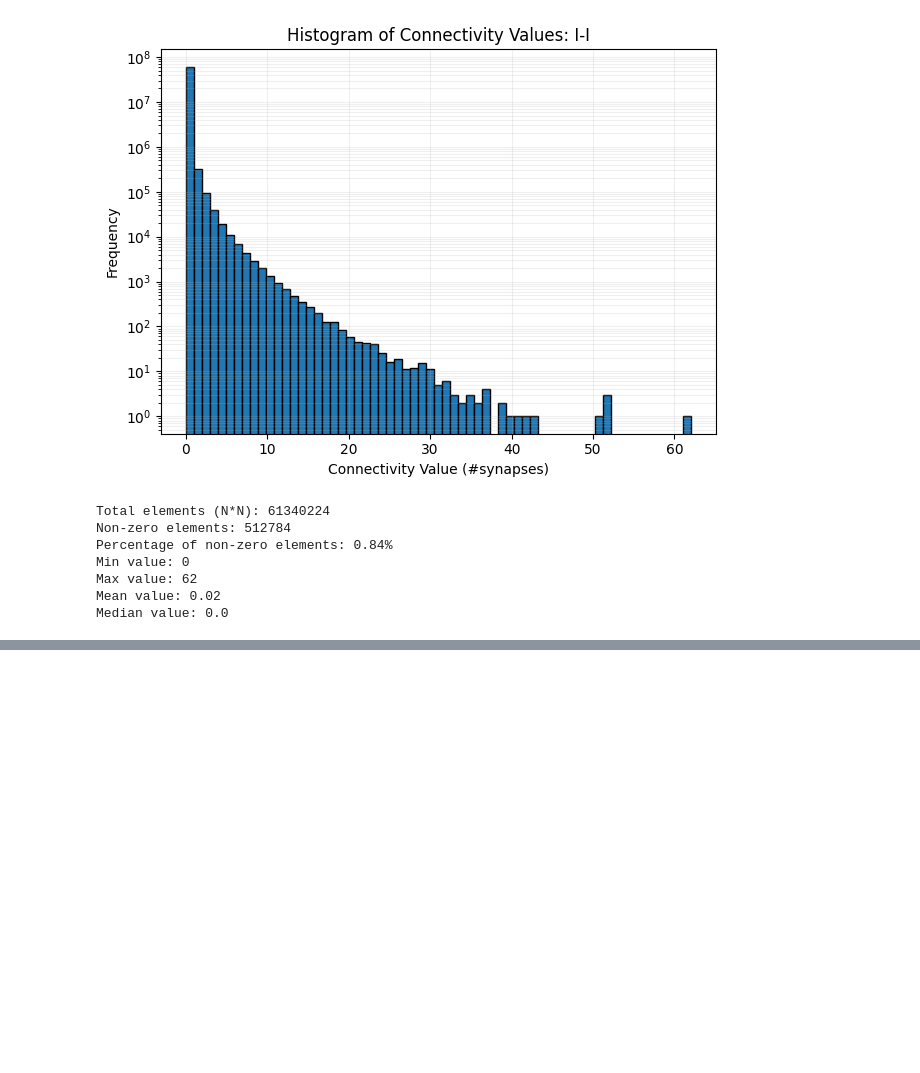
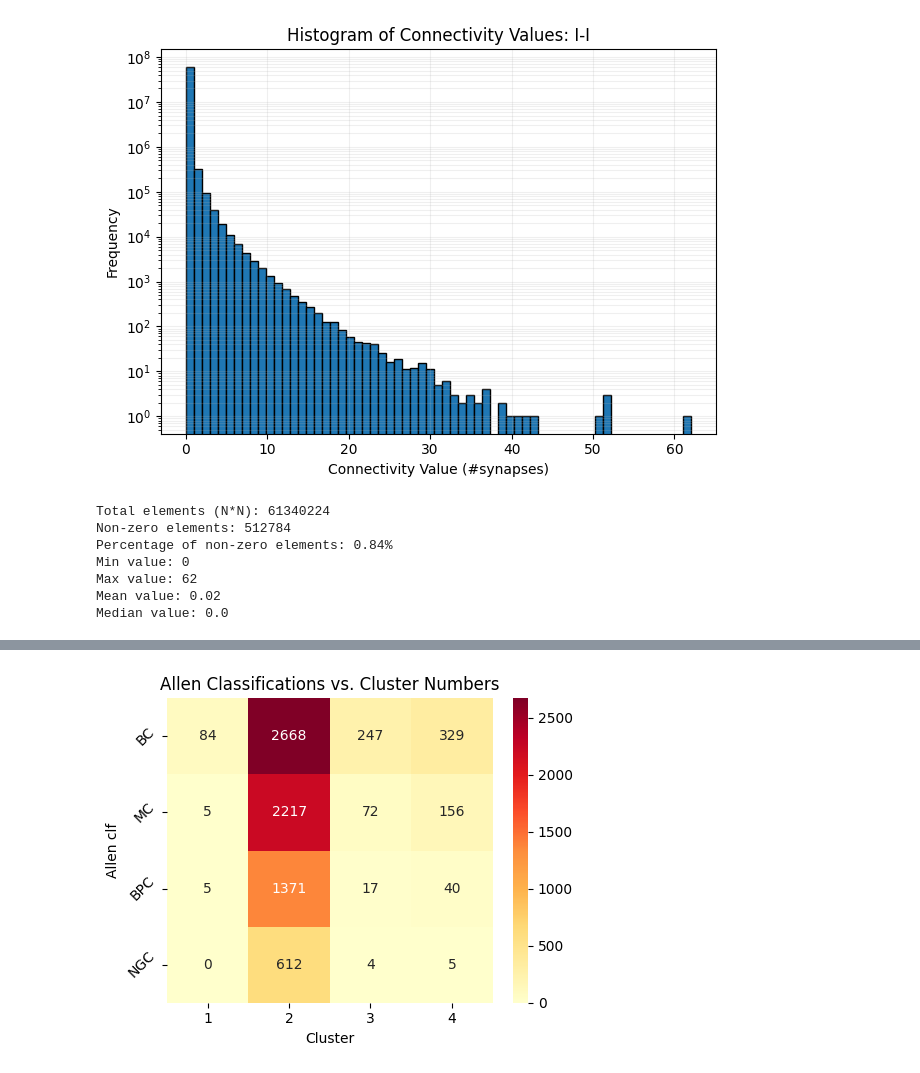
Before and after one commit to deangeckt/Dendro-Synaptome, a Jupyter notebook: analysis/connectome_clustering.ipynb, the cells around one changed output, grey strips where cells are left out. Drawn from its saved outputs; the diff is of its cells as text; code cells hidden in the pictures; blank space fills up the shorter version.

```diff
--- a/analysis/connectome_clustering.ipynb
+++ b/analysis/connectome_clustering.ipynb
@@ -116,0 +126,11 @@ Data point 0: Cluster 1
+# %%
+plt.figure(figsize=(5, 4))
+sns.heatmap(conf_mat, annot=True, fmt='d', cmap='YlOrRd',
+            xticklabels=range(1, len(counts) + 1),
+            yticklabels=allen_clusters)
+
+plt.xlabel('Cluster');plt.ylabel('Allen clf');plt.yticks(rotation=45)
+plt.title('Allen Classifications vs. Cluster Numbers')
+plt.tight_layout();plt.show()
+# %% [output]
+[figure, added]
```
Also changed, not shown: parts of 11 cells of this notebook, 4 other files.
